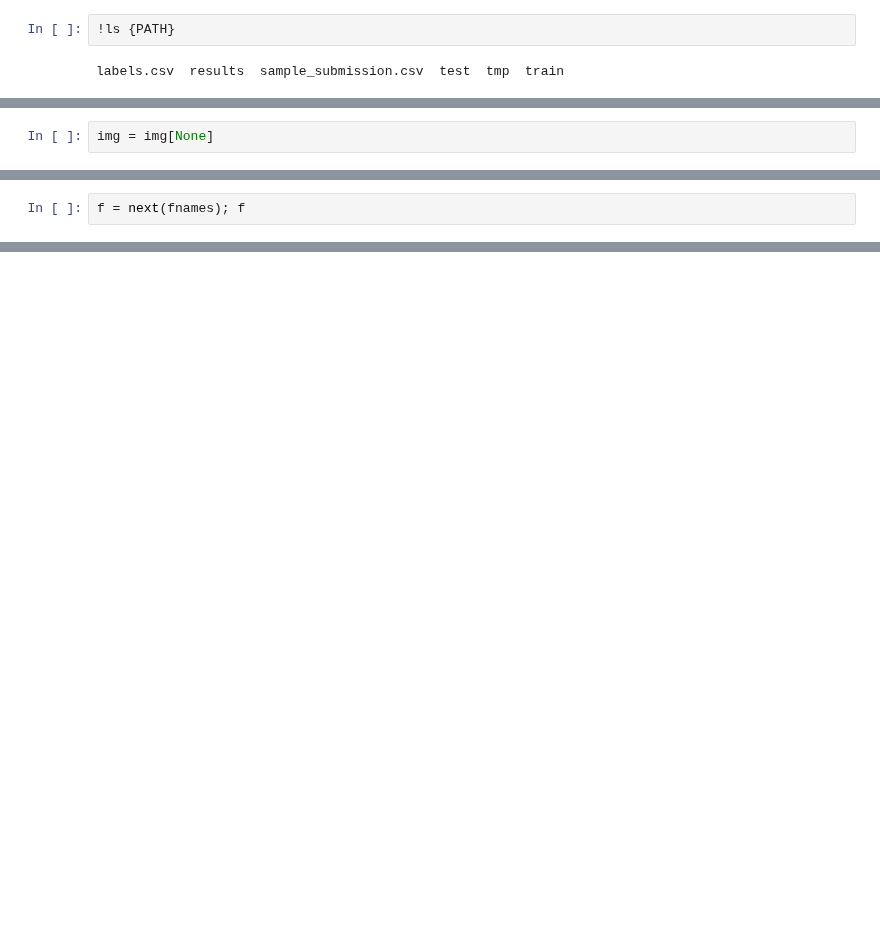
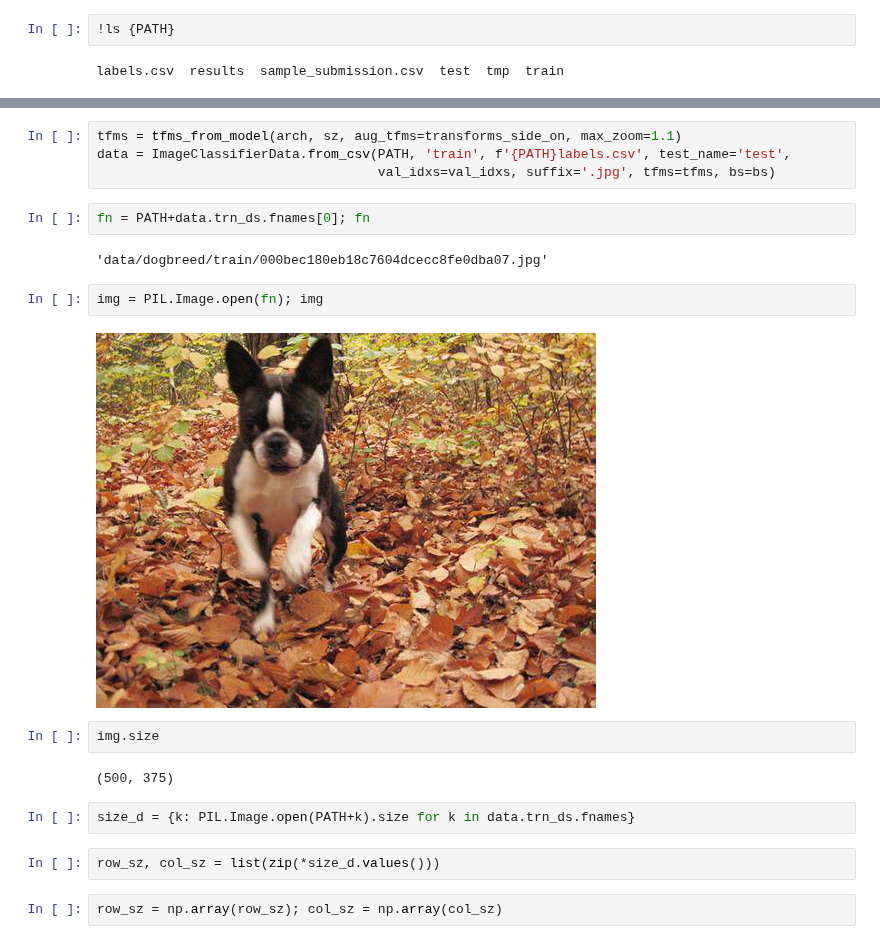
Before and after one commit to agoila/fastai, a Jupyter notebook: courses/dl1/dog-breed.ipynb, the cells around one changed output, grey strips where cells are left out. Cells and saved outputs as stored; diff of their text form; blank space fills up the shorter version.

```diff
--- a/courses/dl1/dog-breed.ipynb
+++ b/courses/dl1/dog-breed.ipynb
@@ -36,2 +27,0 @@ img.shape
-# %%
-img = img[None]
@@ -72,2 +27,0 @@ fnames = iglob(f"{full_path}/*.*")
-# %%
-f = next(fnames); f
@@ -104,0 +61,22 @@ opt
+# %%
+tfms = tfms_from_model(arch, sz, aug_tfms=transforms_side_on, max_zoom=1.1)
+data = ImageClassifierData.from_csv(PATH, 'train', f'{PATH}labels.csv', test_name='test',
+                                    val_idxs=val_idxs, suffix='.jpg', tfms=tfms, bs=bs)
+# %%
+fn = PATH+data.trn_ds.fnames[0]; fn
+# %% [output]
+'data/dogbreed/train/000bec180eb18c7604dcecc8fe0dba07.jpg'
+# %%
+img = PIL.Image.open(fn); img
+# %% [output]
+[figure, added]
+# %%
+img.size
+# %% [output]
+(500, 375)
+# %%
+size_d = {k: PIL.Image.open(PATH+k).size for k in data.trn_ds.fnames}
+# %%
+row_sz, col_sz = list(zip(*size_d.values()))
+# %%
+row_sz = np.array(row_sz); col_sz = np.array(col_sz)
```
Also changed, not shown: parts of 82 cells of this notebook, 1 other file.
